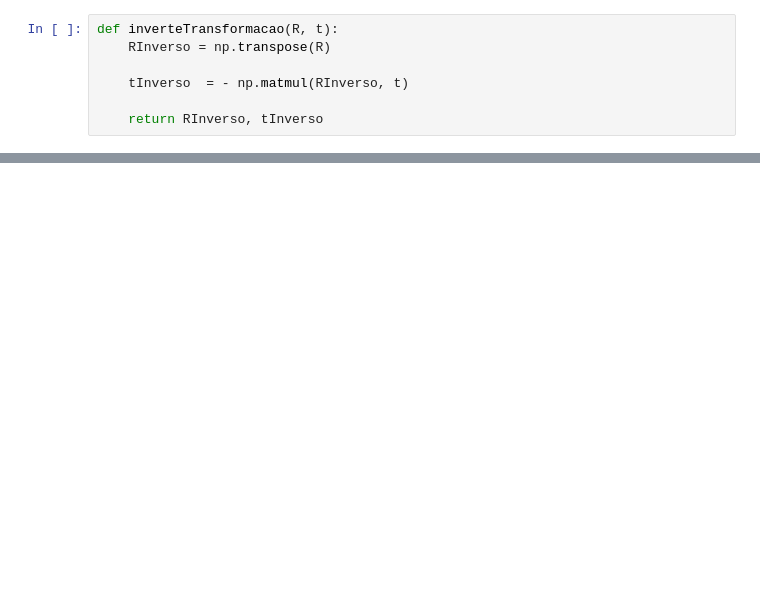
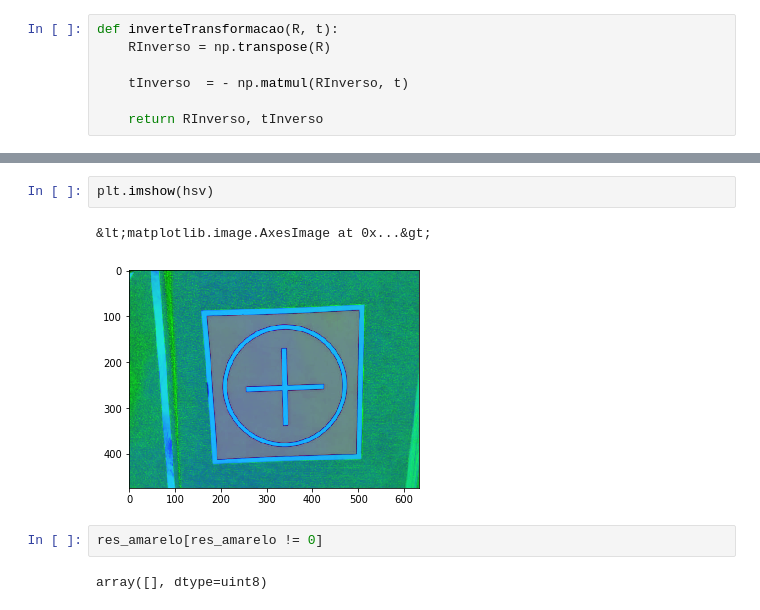
Before and after one commit to ger-unicamp/ger_drone, a Jupyter notebook: teste/base.ipynb, the cells around one changed output, grey strips where cells are left out. Cells and saved outputs as stored; diff of their text form; blank space fills up the shorter version.

```diff
--- a/teste/base.ipynb
+++ b/teste/base.ipynb
@@ -95,0 +122,9 @@ RObj
+# %%
+plt.imshow(hsv)
+# %% [output]
+&lt;matplotlib.image.AxesImage at 0x...&gt;
+[figure, added]
+# %%
+res_amarelo[res_amarelo != 0]
+# %% [output]
+array([], dtype=uint8)
```
Also changed, not shown: parts of 8 cells of this notebook, 1 other file.
